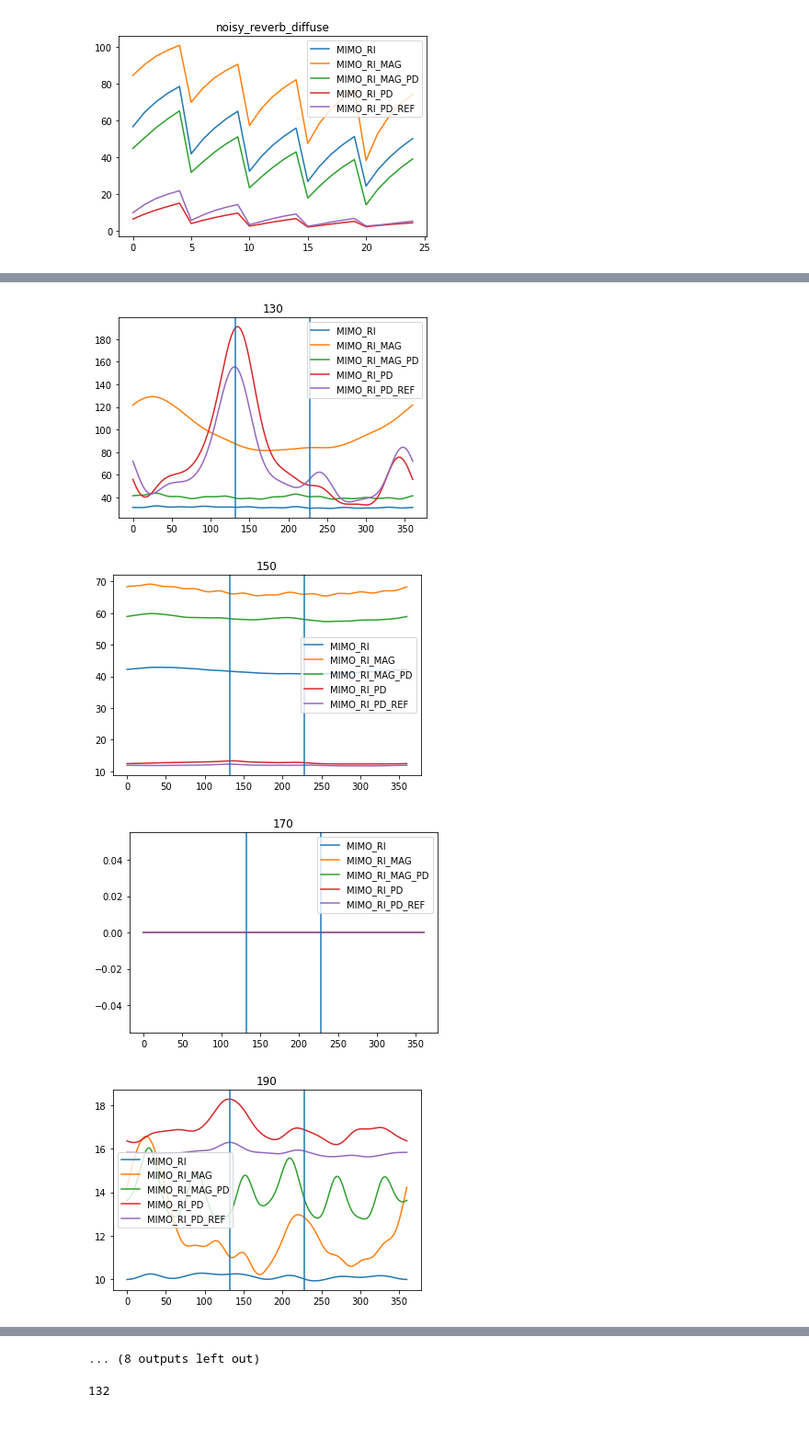
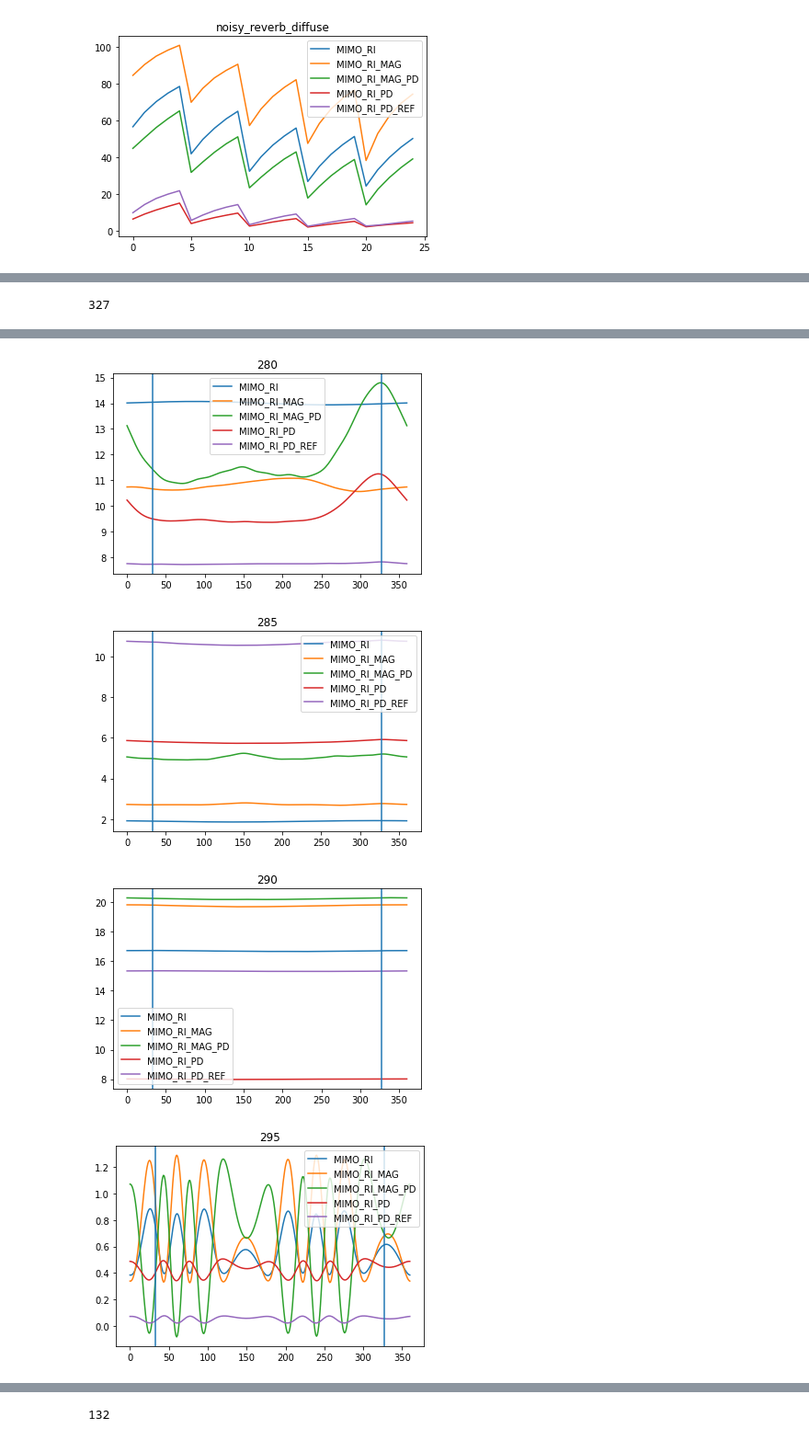
Before and after one commit to ssnani/Code, a Jupyter notebook: circular_array_doa.ipynb, the cells around one changed output, grey strips where cells are left out. Shown at 92% size. Drawn from its saved outputs; the diff is of its cells as text; code cells hidden in the pictures.

```diff
--- a/circular_array_doa.ipynb
+++ b/circular_array_doa.ipynb
@@ -23,0 +64,5 @@ search_doa_pattern_list.append("mix_7mic_frm_Acc_epoch")
+# %%
+reverb_exp_dict = get_all_exp_dict(reverb_log_dir, search_se_pattern_list)
+noisy_exp_dict = get_all_exp_metrics_dict(noisy_log_dir, search_se_pattern_list)
+noisy_reverb_ps_exp_dict = get_all_exp_metrics_dict(noisy_reverb_ps_log_dir, search_se_pattern_list)
+noisy_reverb_diffuse_exp_dict = get_all_exp_metrics_dict(noisy_reverb_diffuse_log_dir, search_se_pattern_list)
@@ -23,0 +94,29 @@ search_doa_pattern_list.append("mix_7mic_frm_Acc_epoch")
+# %%
+t60_list = [0.0, 0.2, 0.3, 0.4, 0.5, 0.6, 0.7, 0.8, 0.9, 1.0]
+measures_list = ["STOI", "PESQ_NB"]
+keys_list = reverb_exp_dict.keys()
+for loss in Loss:
+    for measure in measures_list:
+        val_list=[]
+        for t60 in t60_list:
+            app_str = f"t60_{t60}"
+            key_str = f'{loss}_{measure}_{app_str}' #f'{loss}_est_{num_mics}mic_enh_{measure}_{app_str}' #inside file pattern
+            if key_str in keys_list:
+                val = reverb_exp_dict[key_str]
+            else:
+                val = 0.0
+            val_list.append(val)
+        print(f"{loss}, {measure}, {np.mean(val_list)}")
+
+#Mixtures numbers
+for measure in measures_list:
+    val_list=[]
+    for t60 in t60_list:
+        app_str = f"t60_{t60}"
+        key_str = f'MIX_{measure}_epoch_{app_str}' #f'{loss}_est_{num_mics}mic_enh_{measure}_{app_str}' #inside file pattern
+        if key_str in keys_list:
+            val = reverb_exp_dict[key_str]
+        else:
+            val = 0.0
+        val_list.append(val)
+    print(f"{loss}, {measure}, {np.mean(val_list)}")
@@ -158,9 +443,9 @@ _plot("mae_overall", noisy_reverb_diffuse_exp_dict, "noisy_reverb", noisy_reverb
 # %%
 #debugging
 #circular array analysis
-log_dir = '/fs/scratch/PAS0774/Shanmukh/ControlledExp/random_seg/dbg_signals/simu_rirs_dbg_analysis/loss_functions_comparison_circular_array/noisy_reverb/point_source/t60_0.2_snr_-5.0dB_corrected_doa_sig_norm'
+log_dir = '/fs/scratch/PAS0774/Shanmukh/ControlledExp/random_seg/dbg_signals/simu_rirs_dbg_analysis/loss_functions_comparison_circular_array/noisy_reverb/diffuse/t60_1.0_snr_-5.0dB_corrected_doa_sig_norm'
 loss_list = ["MIMO_RI", "MIMO_RI_MAG", "MIMO_RI_MAG_PD", "MIMO_RI_PD", "MIMO_RI_PD_REF"]
-idx = 1
+idx = 0
 all_est_dict = torch.load(os.path.join(log_dir, f'doa_1.0_{idx}_tol_5.0deg_euclid_True_wgt_mech_MASK.pt'))
 for loss in loss_list:
     (est_f_doa, est_f_vals, est_utt_doa, est_frm_Acc, est_utt_Acc, metrics_list, est_mae_only_correct_frms, est_mae_only_incorrect_frms, est_mae_overall_only_vad_frms) = all_est_dict[f'{loss}']
@@ -169,4 +454,5 @@ for loss in loss_list:
     plt.plot(est_f_doa)
     plt.plot(est_utt_doa*torch.ones(len(est_f_doa)))
     plt.plot(360 - est_utt_doa*torch.ones(len(est_f_doa)))
+    #plt.plot(360 - (est_utt_doa-90)*torch.ones(len(est_f_doa)))
 # %% [output]
@@ -178,10 +460,14 @@ for loss in loss_list:
+# %%
+est_utt_doa
+# %% [output]
+327
 # %%
 #circular array analysis
-log_dir = '/fs/scratch/PAS0774/Shanmukh/ControlledExp/random_seg/dbg_signals/simu_rirs_dbg_analysis/loss_functions_comparison_circular_array/noisy_reverb/point_source/t60_0.2_snr_-5.0dB_corrected_doa_sig_norm'
+log_dir = '/fs/scratch/PAS0774/Shanmukh/ControlledExp/random_seg/dbg_signals/simu_rirs_dbg_analysis/loss_functions_comparison_circular_array/noisy_reverb/diffuse/t60_1.0_snr_-5.0dB_corrected_doa_sig_norm'
 loss_list = ["MIMO_RI", "MIMO_RI_MAG", "MIMO_RI_MAG_PD", "MIMO_RI_PD", "MIMO_RI_PD_REF"]
-idx = 1
+idx = 3
 all_est_dict = torch.load(os.path.join(log_dir, f'doa_1.0_{idx}_tol_5.0deg_euclid_True_wgt_mech_MASK.pt'))
-for frm in range(10, 399, 20):
+for frm in range(250, 300, 5):
     plt.figure()
     for loss in loss_list:
         (est_f_doa, est_f_vals, est_utt_doa, est_frm_Acc, est_utt_Acc, metrics_list, est_mae_only_correct_frms, est_mae_only_incorrect_frms, est_mae_overall_only_vad_frms) = all_est_dict[f'{loss}']
@@ -204,4 +490,4 @@ for frm in range(10, 399, 20):
-[figure, old version]
+[figure, new version]
-[figure, old version]
+[figure, new version]
-[figure, old version]
+[figure, new version]
-[figure, old version]
+[figure, new version]
@@ -210,4 +494,3 @@ for frm in range(10, 399, 20):
-... (8 outputs left out)
 # %%
 est_utt_doa
 # %% [output]
```
Also changed, not shown: parts of 28 cells of this notebook, 16 other files.
